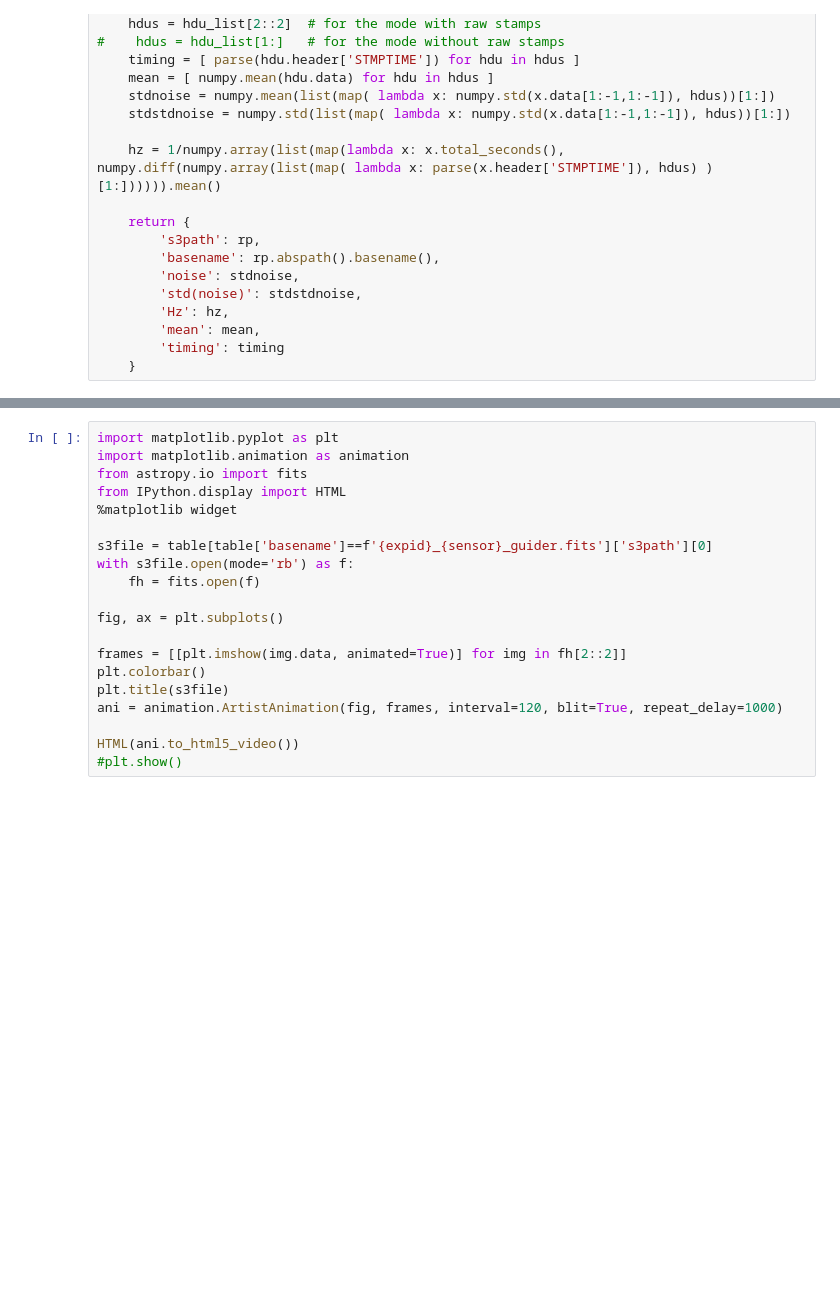
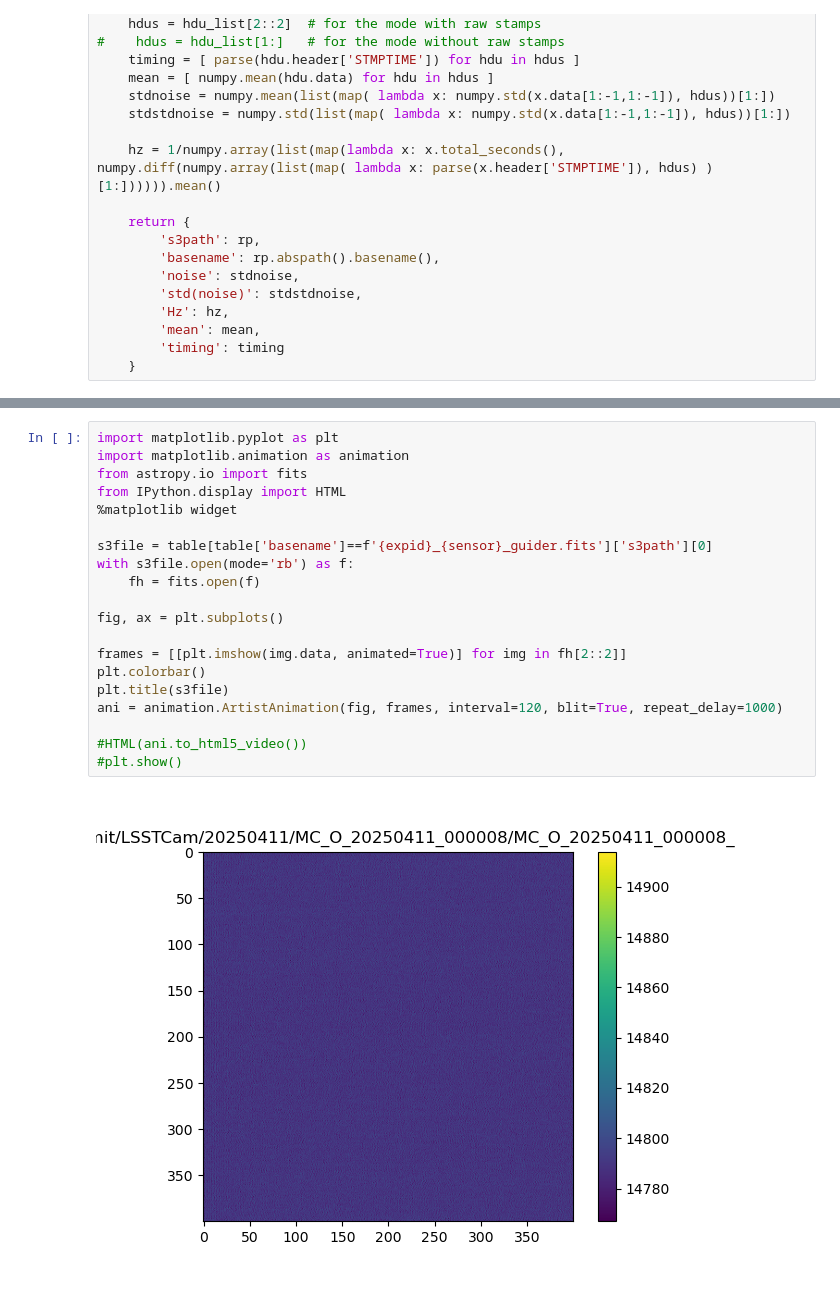
Before and after one commit to lsst/CameraTimesSquare, a Jupyter notebook: Run7/GuiderData.ipynb, the cells around one changed output, grey strips where cells are left out. Saved outputs shown, nothing was run; the diff lists cells and outputs as text; blank space fills up the shorter version.

```diff
--- a/Run7/GuiderData.ipynb
+++ b/Run7/GuiderData.ipynb
@@ -68,20 +78,22 @@ print(json.dumps(j,indent=2))
 # %%
 import matplotlib.pyplot as plt
 import matplotlib.animation as animation
 from astropy.io import fits
 from IPython.display import HTML
 %matplotlib widget
 
 s3file = table[table['basename']==f'{expid}_{sensor}_guider.fits']['s3path'][0]
 with s3file.open(mode='rb') as f:
     fh = fits.open(f)
 
 fig, ax = plt.subplots()
 
 frames = [[plt.imshow(img.data, animated=True)] for img in fh[2::2]]
 plt.colorbar()
 plt.title(s3file)
 ani = animation.ArtistAnimation(fig, frames, interval=120, blit=True, repeat_delay=1000)
 
-HTML(ani.to_html5_video())
+#HTML(ani.to_html5_video())
 #plt.show()
+# %% [output]
+[figure, added]
```
Also changed, not shown: parts of 4 cells of this notebook, 2 other files.
